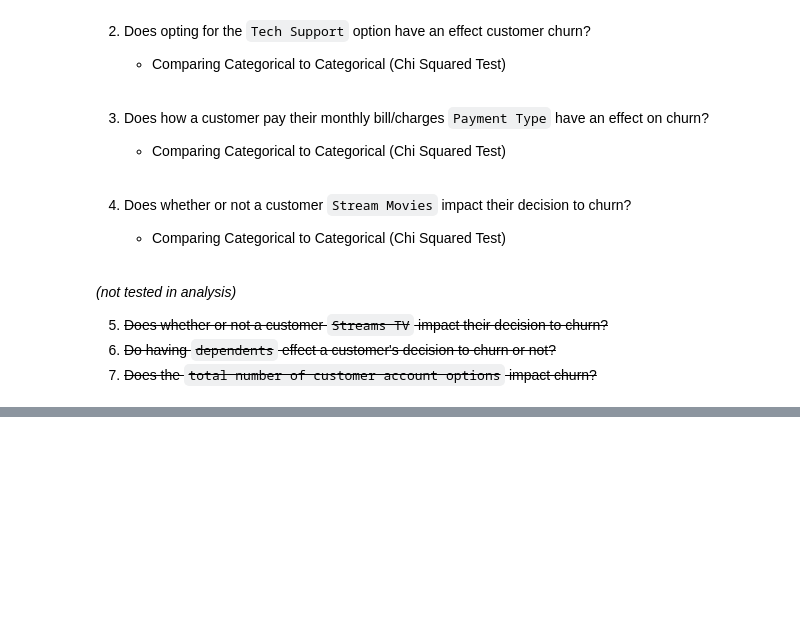
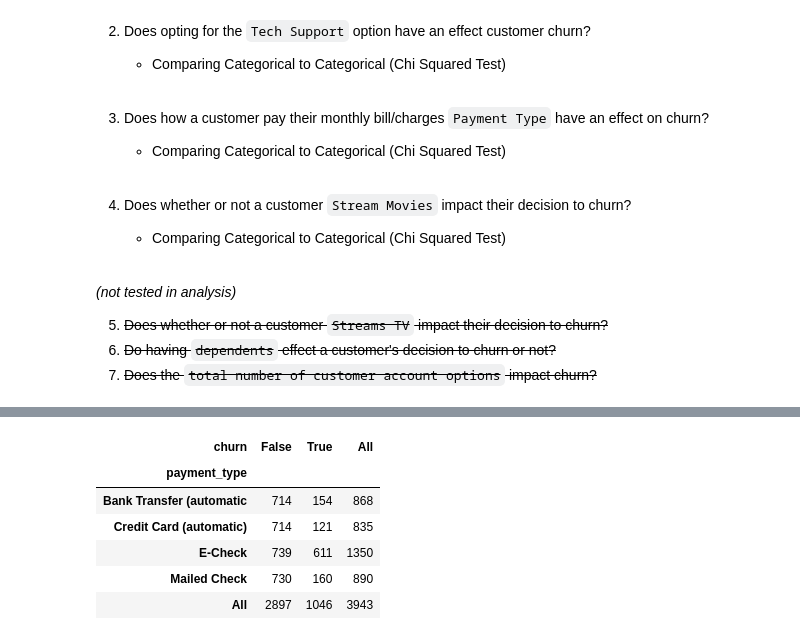
Before and after one commit to mijailmariano/ML-Classification-Telecommunications-Services, a Jupyter notebook: final_report.ipynb, the cells around one changed output, grey strips where cells are left out. Cells and saved outputs as stored; diff of their text form; code cells hidden in the pictures; blank space fills up the shorter version.

```diff
--- a/final_report.ipynb
+++ b/final_report.ipynb
@@ -275,0 +531,12 @@ $Chi^2$ Assumptions:
+# %%
+# generating observed table = distributions of categorical values in the train sample
+observed = pd.crosstab(index = train["payment_type"], columns = train["churn"], margins = True)
+observed
+# %% [output]
+| churn | False | True | All |
+| payment_type |  |  |  |
+| Bank Transfer (automatic | 714 | 154 | 868 |
+| Credit Card (automatic) | 714 | 121 | 835 |
+| E-Check | 739 | 611 | 1350 |
+| Mailed Check | 730 | 160 | 890 |
+| All | 2897 | 1046 | 3943 |
```
Also changed, not shown: parts of 27 cells of this notebook, 4 other files.
